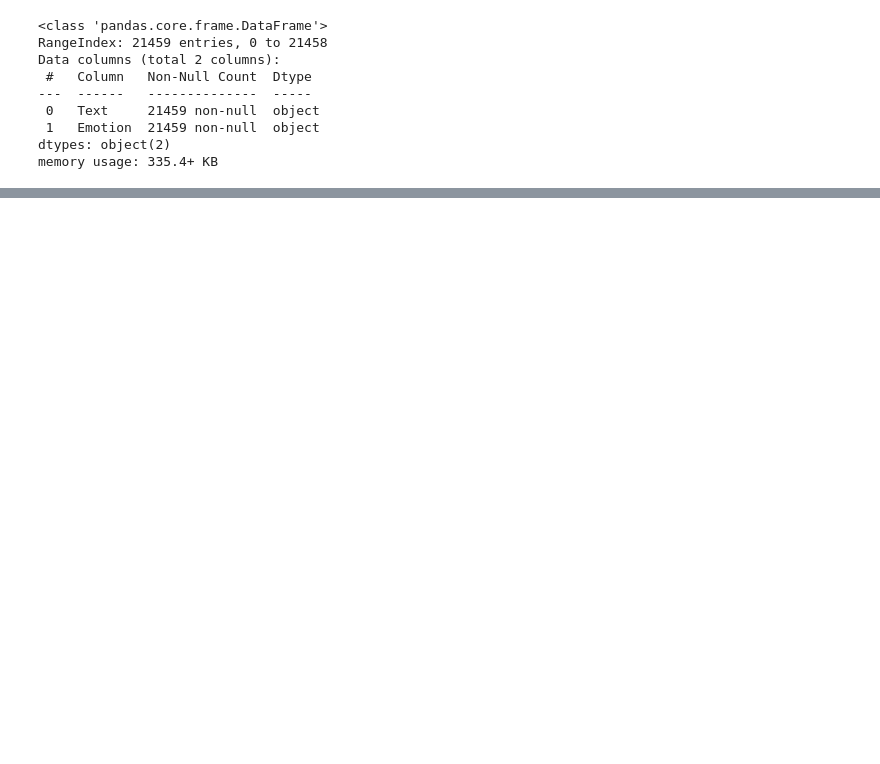
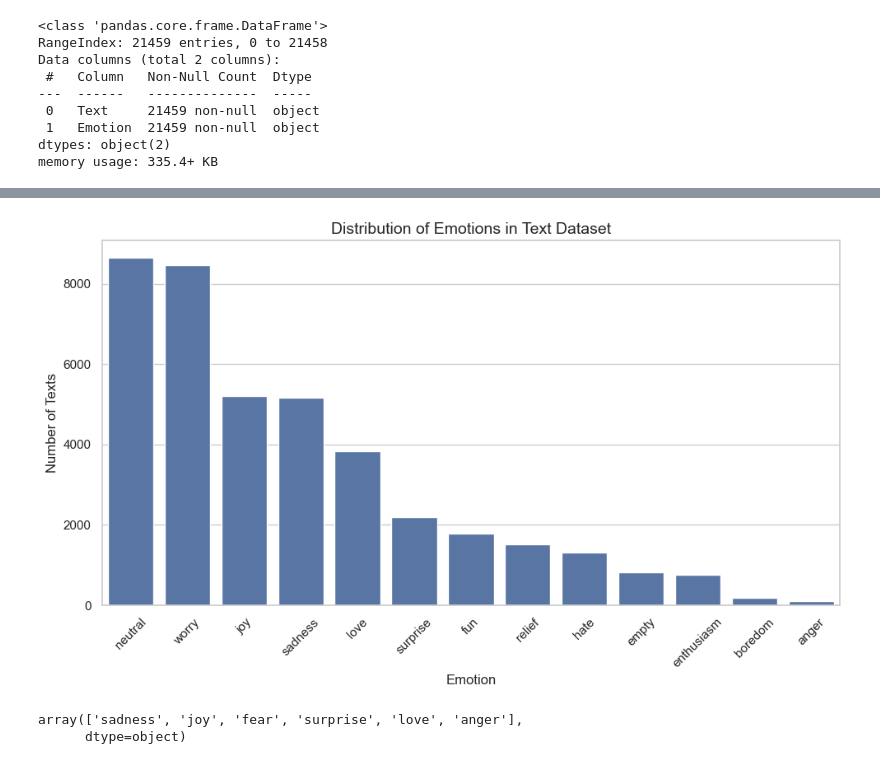
Before and after one commit to alexandre-assad/ml-in-the-clouds, a Jupyter notebook: exploration/eda.ipynb, the cells around one changed output, grey strips where cells are left out. Saved outputs shown, nothing was run; the diff lists cells and outputs as text; code cells hidden in the pictures; blank space fills up the shorter version.

```diff
--- a/exploration/eda.ipynb
+++ b/exploration/eda.ipynb
@@ -14,3 +16,6 @@ Data columns (total 2 columns):
  1   Emotion  21459 non-null  object
 dtypes: object(2)
 memory usage: 335.4+ KB
+# %%
+test_df = read_csv("../data/emotions_test.csv")
+test_df.info()
@@ -37,0 +52,18 @@ plt.show()
+# %%
+plt.figure(figsize=(10, 6))
+sns.set_theme(style="whitegrid")
+
+sns.countplot(
+    data=test_df,
+    x="sentiment",
+    order=test_df["sentiment"].value_counts().index
+)
+
+plt.title("Distribution of Emotions in Text Dataset", fontsize=14)
+plt.xlabel("Emotion")
+plt.ylabel("Number of Texts")
+plt.xticks(rotation=45)
+plt.tight_layout()
+plt.show()
+# %% [output]
+[figure, added]
@@ -37,0 +72,18 @@ plt.show()
+# %%
+def map_sentiment_test_to_train(label: str) -> str:
+    if label in ['joy', 'fun', 'enthusiasm', 'relief']:
+        return 'joy'
+    elif label in ['anger', 'hate']:
+        return 'anger'
+    elif label in ['worry']:
+        return 'fear'
+    elif label in ['sadness', 'empty', 'boredom']:
+        return 'sadness'
+    return label
+
+test_df['sentiment'] = test_df['sentiment'].apply(map_sentiment_test_to_train)
+test_df = test_df[test_df['sentiment'] != 'neutral']
+test_df['sentiment'].unique()
+# %% [output]
+array(['sadness', 'joy', 'fear', 'surprise', 'love', 'anger'],
+      dtype=object)
```
Also changed, not shown: parts of 9 cells of this notebook, 4 other files.
